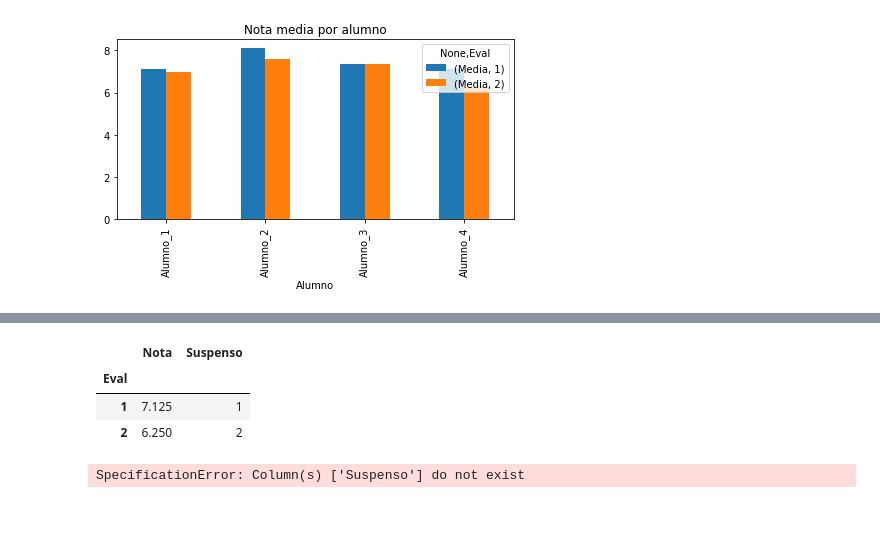
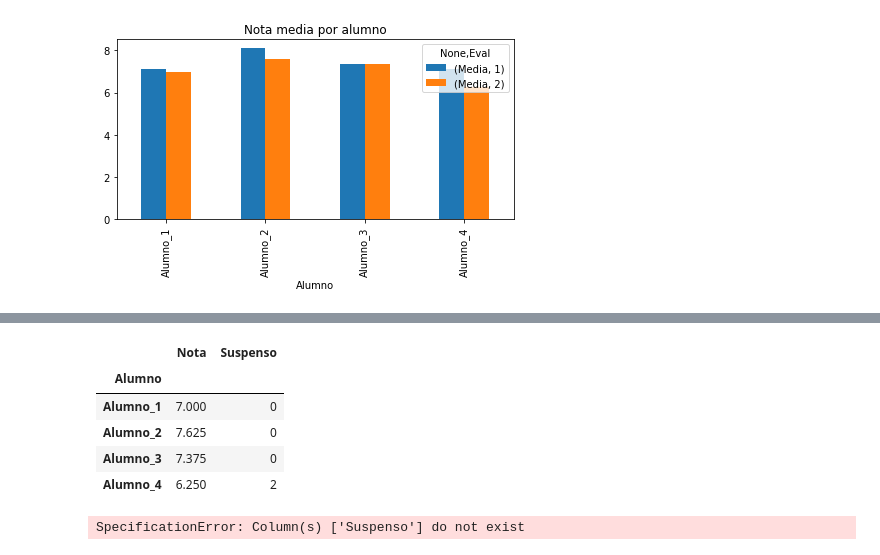
Before and after one commit to crdguez/mat4ac, a Jupyter notebook: notebooks/est_evaluacion_2021.ipynb, the cells around one changed output, grey strips where cells are left out. Saved outputs shown, nothing was run; the diff lists cells and outputs as text; code cells hidden in the pictures; blank space fills up the shorter version.

```diff
--- a/notebooks/est_evaluacion_2021.ipynb
+++ b/notebooks/est_evaluacion_2021.ipynb
@@ -355,17 +405,22 @@ Suspende 2: HE, PS
 # %%
 df = actilla_final[actilla_final.Eval <= ultima_evaluacion]
 a = df.groupby('Alumno').nunique().index[3]
 
 
 #suspensos en la última evaluación
-df2 = df[(df.Alumno == a) & (df.Eval <= ultima_evaluacion)].groupby(['Alumno','Eval']).aggregate({'Nota':'mean','Suspenso':'sum'})
-df2.index = df2.index.get_level_values(1)
+df2 = df[(df.Eval == ultima_evaluacion)].groupby(['Alumno','Eval']).aggregate({'Nota':'mean','Suspenso':'sum'})
+# df2.index = df2.index.get_level_values(1)
+# df2.Nota = df2.Nota.round(2)
+# df2 = df2.rename(columns={'Nota':'la nota media', 'Suspenso':'el número de suspensos'})
+df2.index = df2.index.get_level_values(0)
 df2
 # %% [output]
 |  | Nota | Suspenso |
-| Eval |  |  |
-| 1 | 7.125 | 1 |
-| 2 | 6.250 | 2 |
+| Alumno |  |  |
+| Alumno_1 | 7.000 | 0 |
+| Alumno_2 | 7.625 | 0 |
+| Alumno_3 | 7.375 | 0 |
+| Alumno_4 | 6.250 | 2 |
 # %%
 df2 = actilla_final.groupby(['Eval'])[['Alumno','Asignatura','Nota']].aggregate({'Alumno':'nunique','Nota':'mean','Suspenso':'sum'}).rename(columns={'Alumno':'N_al', 'Nota':'Media', 'Suspenso':'N_susp'})
 df2
```
Also changed, not shown: parts of 38 cells of this notebook, 5 other files.
